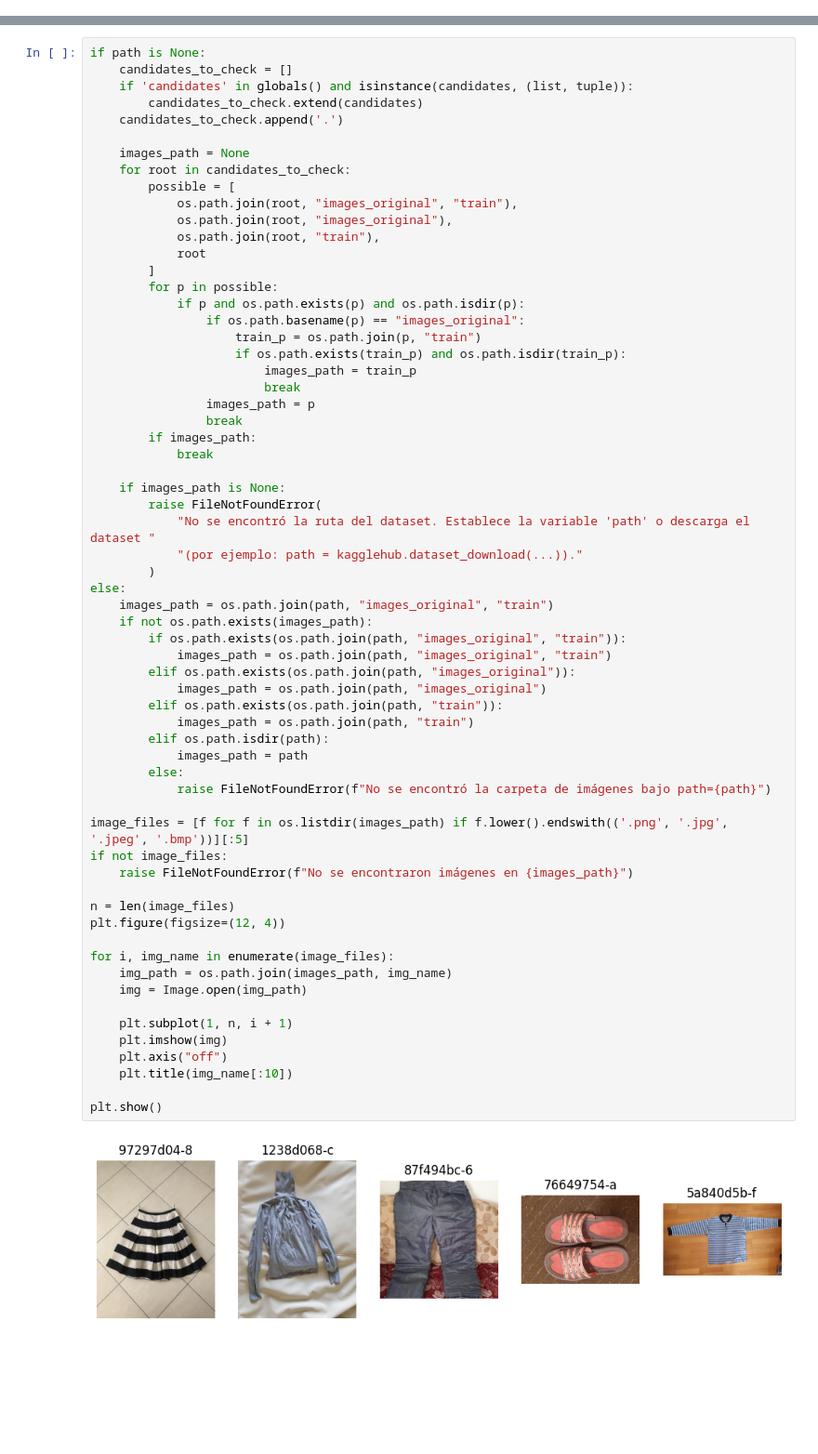
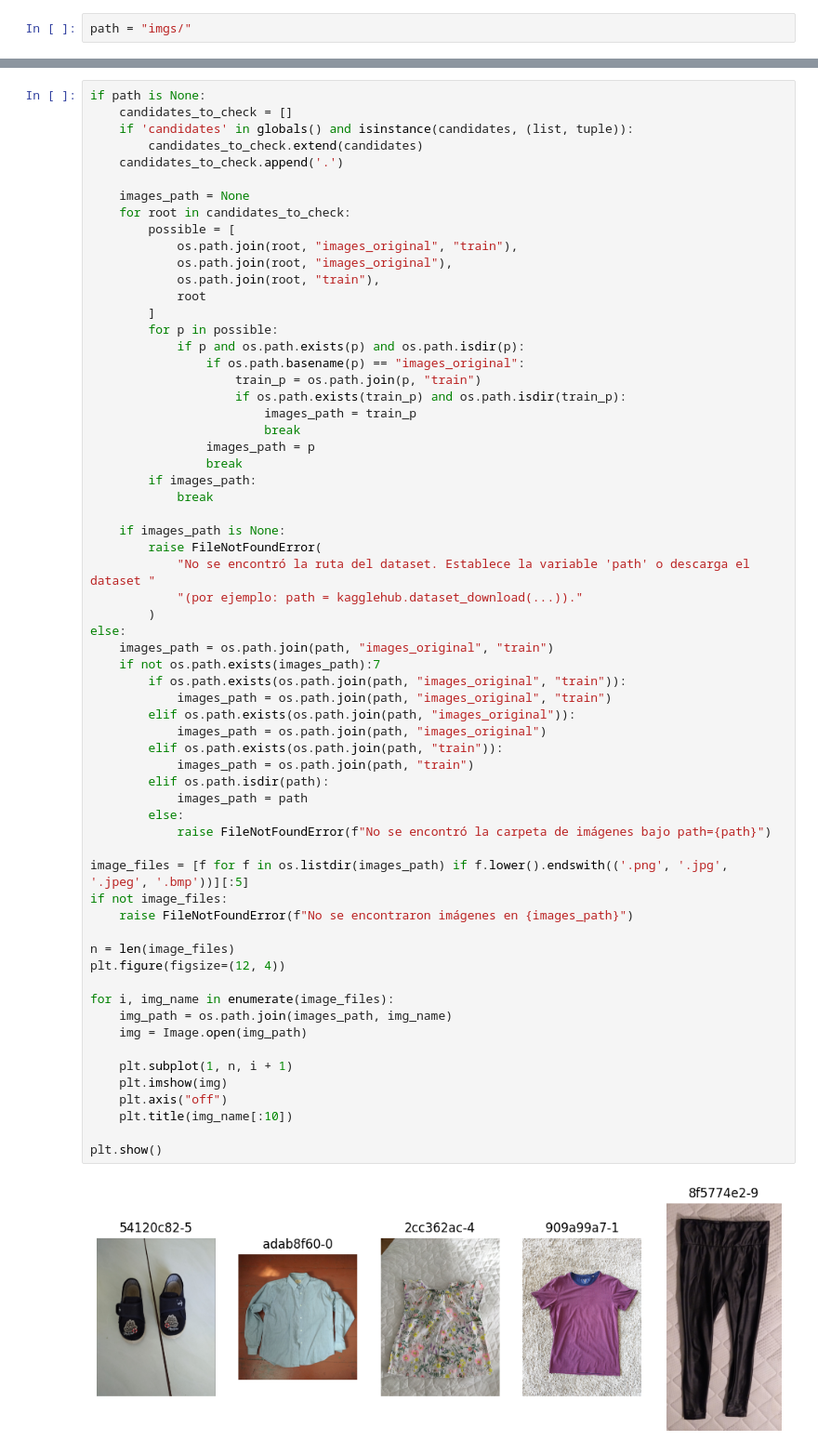
Before and after one commit to JustinLucero07/AprendizajePractica3, a Jupyter notebook: practica.ipynb, the cells around one changed output, grey strips where cells are left out. Shown at 93% size. Saved outputs shown, nothing was run; the diff lists cells and outputs as text; blank space fills up the shorter version.

```diff
--- a/practica.ipynb
+++ b/practica.ipynb
@@ -34,3 +13,5 @@ Path to dataset files: /home/justin/.cache/kagglehub/datasets/agrigorev/clothing
+# %%
+path = "imgs/"
 # %%
 import os
 from PIL import Image
@@ -73,34 +54,34 @@ if path is None:
         )
 else:
     images_path = os.path.join(path, "images_original", "train")
-    if not os.path.exists(images_path):
+    if not os.path.exists(images_path):7
         if os.path.exists(os.path.join(path, "images_original", "train")):
             images_path = os.path.join(path, "images_original", "train")
         elif os.path.exists(os.path.join(path, "images_original")):
             images_path = os.path.join(path, "images_original")
         elif os.path.exists(os.path.join(path, "train")):
             images_path = os.path.join(path, "train")
         elif os.path.isdir(path):
             images_path = path
         else:
             raise FileNotFoundError(f"No se encontró la carpeta de imágenes bajo path={path}")
 
 image_files = [f for f in os.listdir(images_path) if f.lower().endswith(('.png', '.jpg', '.jpeg', '.bmp'))][:5]
 if not image_files:
     raise FileNotFoundError(f"No se encontraron imágenes en {images_path}")
 
 n = len(image_files)
 plt.figure(figsize=(12, 4))
 
 for i, img_name in enumerate(image_files):
     img_path = os.path.join(images_path, img_name)
     img = Image.open(img_path)
 
     plt.subplot(1, n, i + 1)
     plt.imshow(img)
     plt.axis("off")
     plt.title(img_name[:10])
 
 plt.show()
 # %% [output]
-[figure, old version]
+[figure, new version]
```
Also changed, not shown: parts of 10 cells of this notebook, 1 other file.
